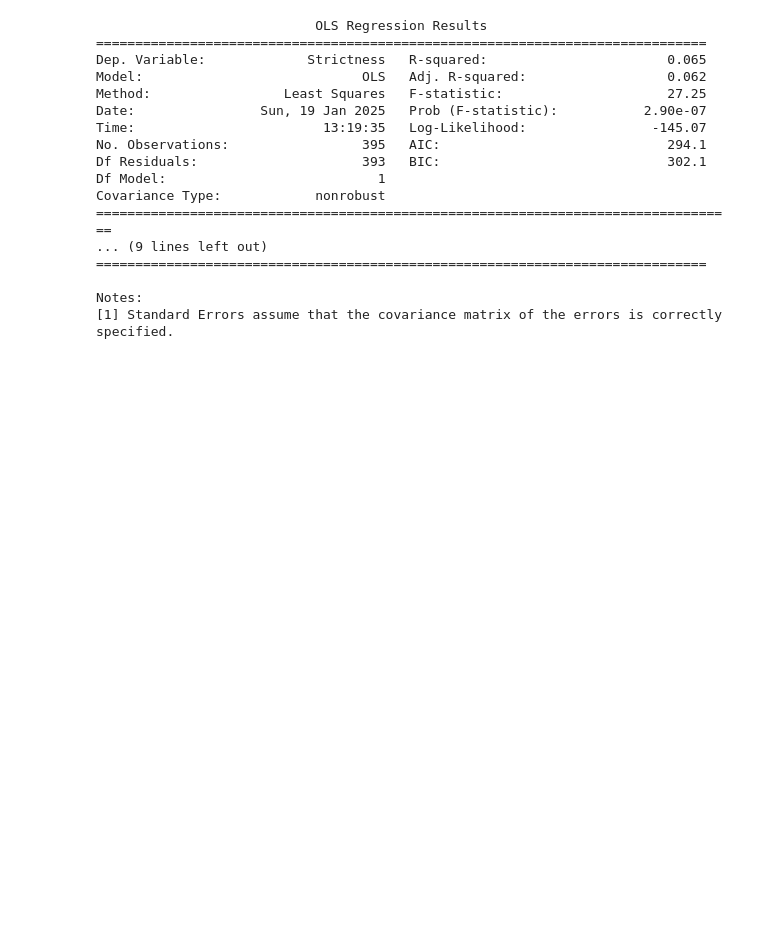
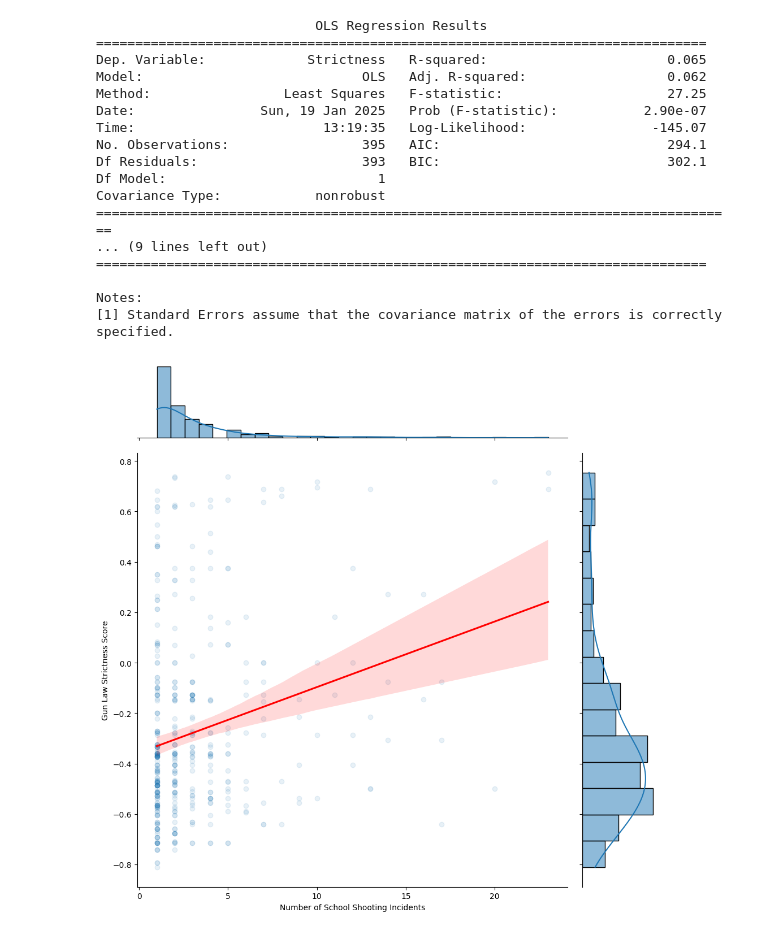
Before and after one commit to 1zpzz/QM2---school-shooting-, a Jupyter notebook: Hypothesis_Test_PPCS.ipynb, the cells around one changed output. Cells and saved outputs as stored; diff of their text form; code cells hidden in the pictures; blank space fills up the shorter version.

```diff
--- a/Hypothesis_Test_PPCS.ipynb
+++ b/Hypothesis_Test_PPCS.ipynb
@@ -158,3 +158,54 @@ Covariance Type:            nonrobust
 
 Notes:
 [1] Standard Errors assume that the covariance matrix of the errors is correctly specified.
+# %%
+# Import necessary libraries
+import pandas as pd
+import seaborn as sns
+import matplotlib.pyplot as plt
+
+# File paths
+shooting_data_file = "/content/public v3 .csv"  # Replace with your file path
+law_data_file = "/content/State_Gun_law.xlsx"  # Replace with your file path
+
+# Load the shooting data
+shooting_df = pd.read_csv(shooting_data_file, delimiter=';')
+
+# Load the gun law data
+law_df = pd.read_excel(law_data_file)
+
+# Preprocess the data
+law_years = [year for year in range(2006, 2023)]
+law_df[law_years] = law_df[law_years].apply(pd.to_numeric, errors='coerce')
+
+law_melted = law_df.melt(id_vars=['State', 'Abbreviation'], value_vars=law_years,
+                         var_name='Year', value_name='Strictness')
+law_melted['Year'] = pd.to_numeric(law_melted['Year'], errors='coerce')
+
+incident_counts_yearly = shooting_df.groupby(['Year', 'state']).size().reset_index(name='incident_count')
+
+merged_yearly_df = pd.merge(incident_counts_yearly, law_melted,
+                            left_on=['state', 'Year'], right_on=['Abbreviation', 'Year'], how='inner')
+
+# Define reg_df as the data to be used for plotting
+reg_df = merged_yearly_df.rename(columns={'incident_count': 'sch', 'Strictness': 'realhrwage'})
+
+# Create the scatterplot with regression line
+sns.jointplot(
+    data=reg_df,  # Dataset
+    x='sch',  # Number of school shooting incidents
+    y='realhrwage',  # Gun law strictness score
+    kind="reg",  # Regression plot with histograms
+    scatter_kws=dict(alpha=0.1),  # Transparency of points
+    line_kws=dict(color='red'),  # Regression line color
+    height=10  # Height of the plot
+)
+
+# Add labels for clarity
+plt.xlabel('Number of School Shooting Incidents')  # Label for the x-axis
+plt.ylabel('Gun Law Strictness Score')  # Label for the y-axis
+
+# Show the plot
+plt.show()
+# %% [output]
+[figure, added]
```
